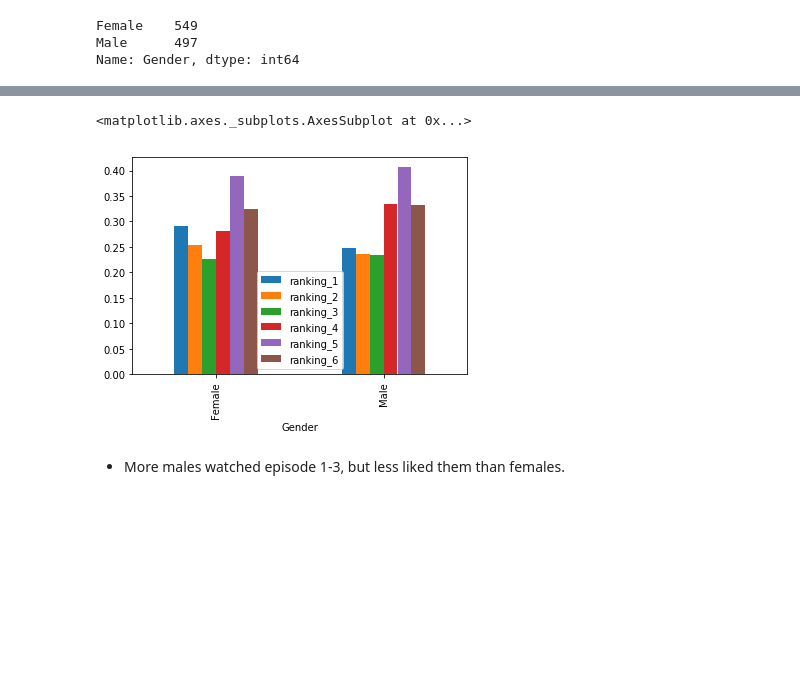
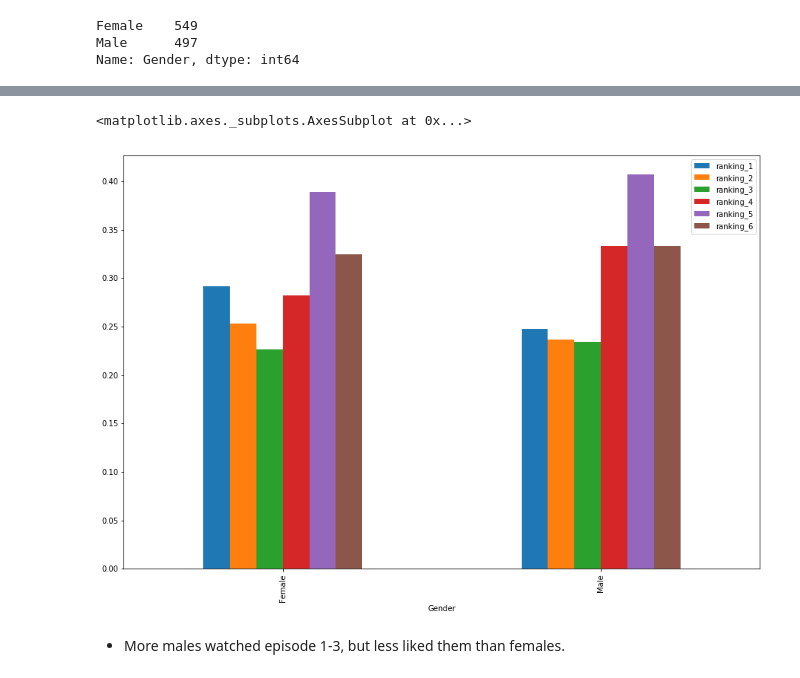
Before and after one commit to purvil/Star-Wars-survey-analysis, a Jupyter notebook: Star Wars Survey Analysis.ipynb, the cells around one changed output, grey strips where cells are left out. Drawn from its saved outputs; the diff is of its cells as text; code cells hidden in the pictures; blank space fills up the shorter version.

```diff
--- a/Star Wars Survey Analysis.ipynb
+++ b/Star Wars Survey Analysis.ipynb
@@ -200,8 +200,8 @@ star_wars.groupby('Gender')['seen_1','seen_2','seen_3','seen_4','seen_5','seen_6
 # %%
-star_wars.groupby('Gender')['ranking_1','ranking_2','ranking_3','ranking_4','ranking_5','ranking_6'].mean().rdiv(1).plot(kind='bar')
+star_wars.groupby('Gender')['ranking_1','ranking_2','ranking_3','ranking_4','ranking_5','ranking_6'].mean().rdiv(1).plot(kind='bar', figsize=(15,10))
 # %% [output]
 <matplotlib.axes._subplots.AxesSubplot at 0x...>
-[figure, old version]
+[figure, new version]
 # %% [markdown]
 * More males watched episode 1-3, but less liked them than females.
 # %%
```
Also changed, not shown: parts of 13 cells of this notebook.
